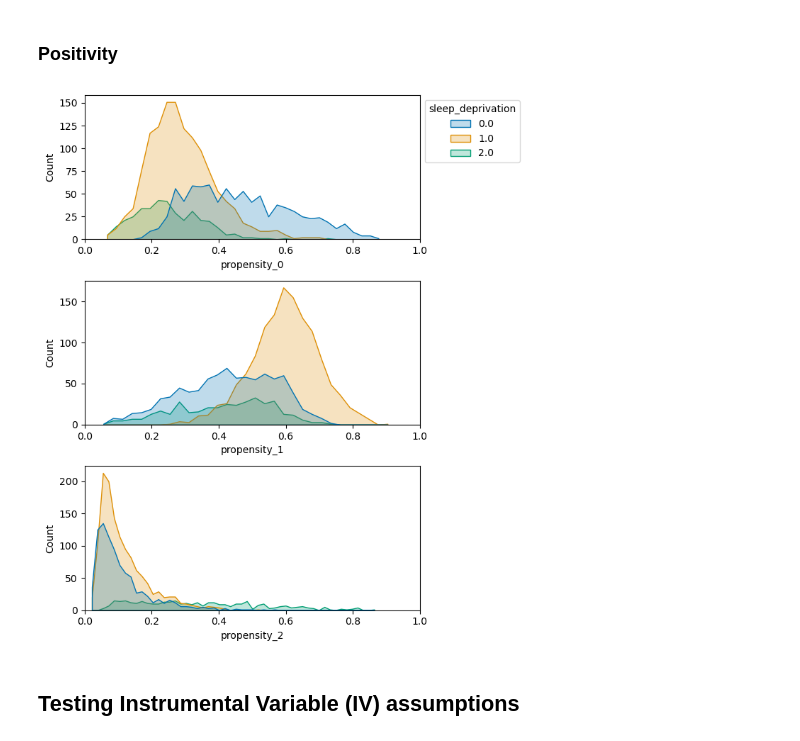
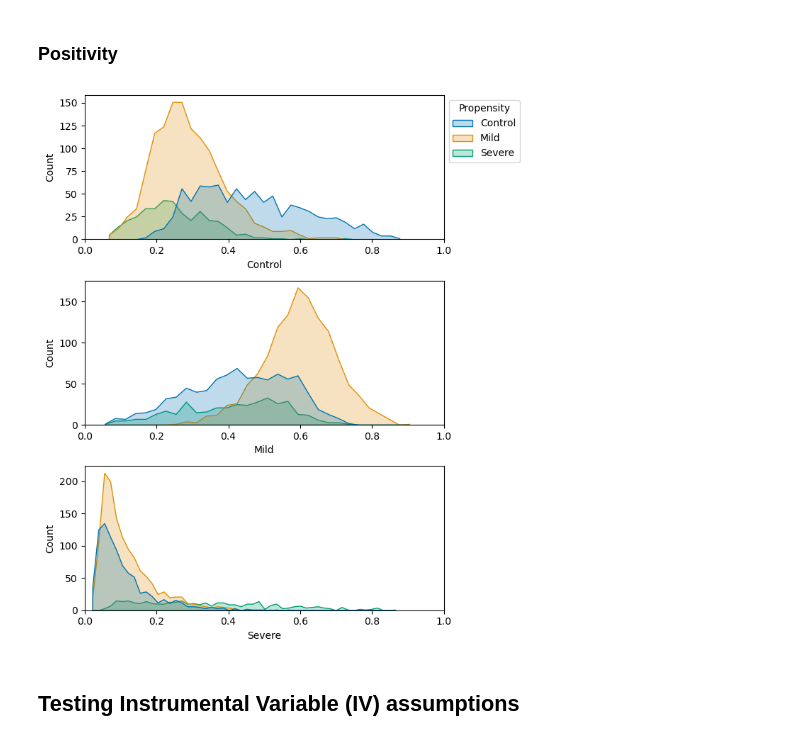
Before and after one commit to furtherAdu/cph-200b-project3, a Jupyter notebook: notebooks/check_assumptions.ipynb, the cells around one changed output. Saved outputs shown, nothing was run; the diff lists cells and outputs as text; code cells hidden in the pictures.

Commit message:
update to output exogeneity test results table, format positivity test figure

```diff
--- a/notebooks/check_assumptions.ipynb
+++ b/notebooks/check_assumptions.ipynb
@@ -113,34 +113,49 @@ X = df[[z_col, *x_cols]]
 T = df[t_col]
 Y = df[y_col]
 
-propensity = propensity_estimator(X,T, multiclass=True)
-propensity_cols = [f'propensity_{i}' for i in range (propensity.shape[1])]
-df[propensity_cols] = propensity
+propensity = propensity_estimator(X,T, multiclass=True)['pi']
 # %%
 import matplotlib.pyplot as plt
+from src.data_dict import sleep_deprivation_dict
 
 fig, axs = plt.subplots(nrows=3, figsize=(7,8))
 axs = axs.ravel()
 
+# make copy of df
+plot_df = df.copy()
+
+# add propensity
+propensity_cols = []
+sd_category_dict = {}
+for i in range(propensity.shape[1]):
+    sd_category = sleep_deprivation_dict[f'{sleep_deprivation_col}_{i}']
+    sd_category_dict[i] = sd_category
+    propensity_cols.append(sd_category)
+plot_df[propensity_cols] = propensity
+
+# replace sleep depivation levels
+plot_df['Propensity'] = plot_df[sleep_deprivation_col].astype(int)
+plot_df['Propensity'] = plot_df['Propensity'].replace(sd_category_dict)
+
 for i, x in enumerate(propensity_cols):
     legend = True if i == 0 else False
     sns.histplot(
-        data=df,
+        data=plot_df,
         x=x,
-        hue="sleep_deprivation",
+        hue="Propensity",
         palette='colorblind',
         ax=axs[i],
         legend=legend,
         element='poly' # poly == vertices centered in bin
     )
     if legend:
         sns.move_legend(axs[i], "upper left", bbox_to_anchor=(1, 1))
 
     axs[i].set(xlim=[0,1])
 
 plt.tight_layout()
 # %% [output]
-[figure, old version]
+[figure, new version]
 # %% [markdown]
 ## Testing Instrumental Variable (IV) assumptions
 # %%
```
Also changed, not shown: parts of 5 cells of this notebook, 1 other file.
